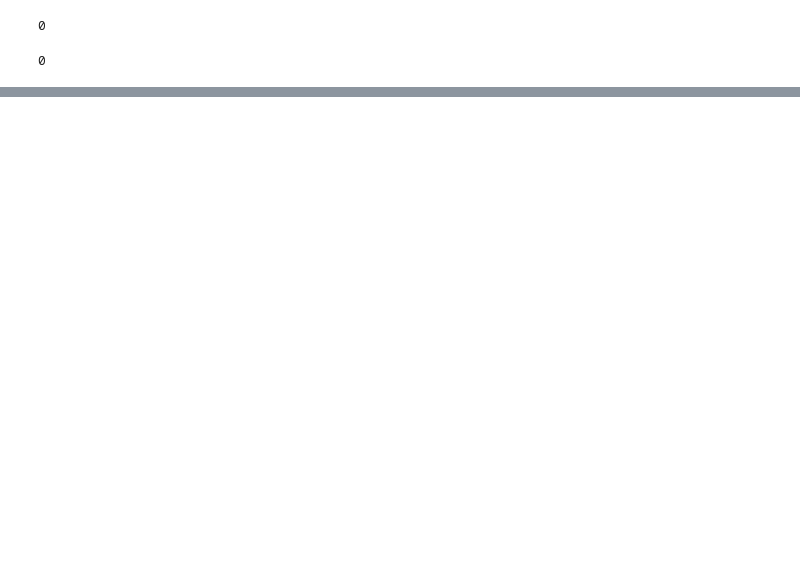
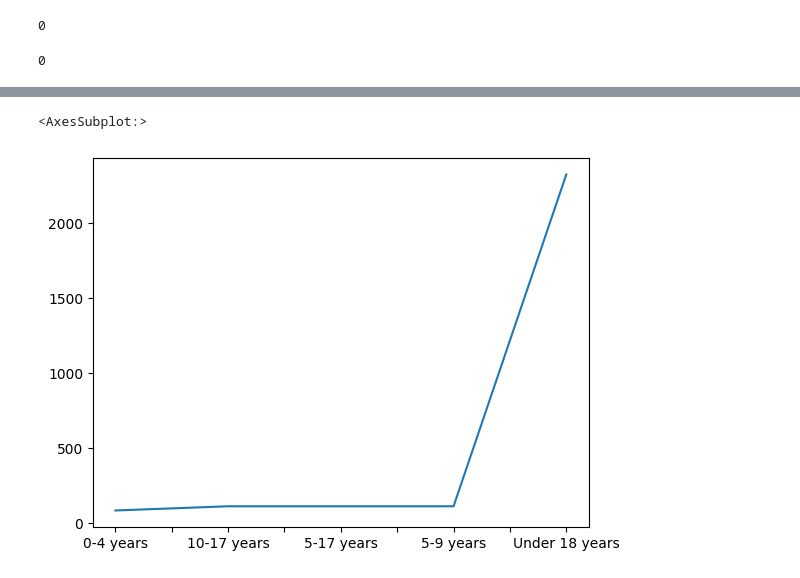
Before and after one commit to latifkara/dataScienceProjects, a Jupyter notebook: Health_condition/Health_Condition.ipynb, the cells around one changed output, grey strips where cells are left out. Saved outputs shown, nothing was run; the diff lists cells and outputs as text; code cells hidden in the pictures; blank space fills up the shorter version.

```diff
--- a/Health_condition/Health_Condition.ipynb
+++ b/Health_condition/Health_Condition.ipynb
@@ -166,0 +174,5 @@ health_df.duplicated(keep='last').sum()
+# %%
+health_df['AGE'].value_counts().sort_values().plot()
+# %% [output]
+<AxesSubplot:>
+[figure, added]
```
Also changed, not shown: parts of 2 cells of this notebook.
